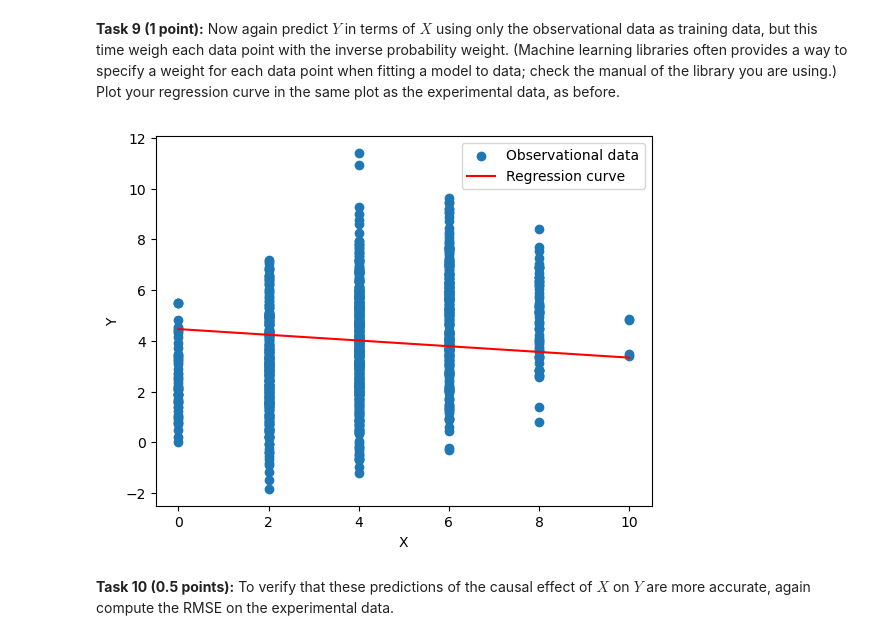
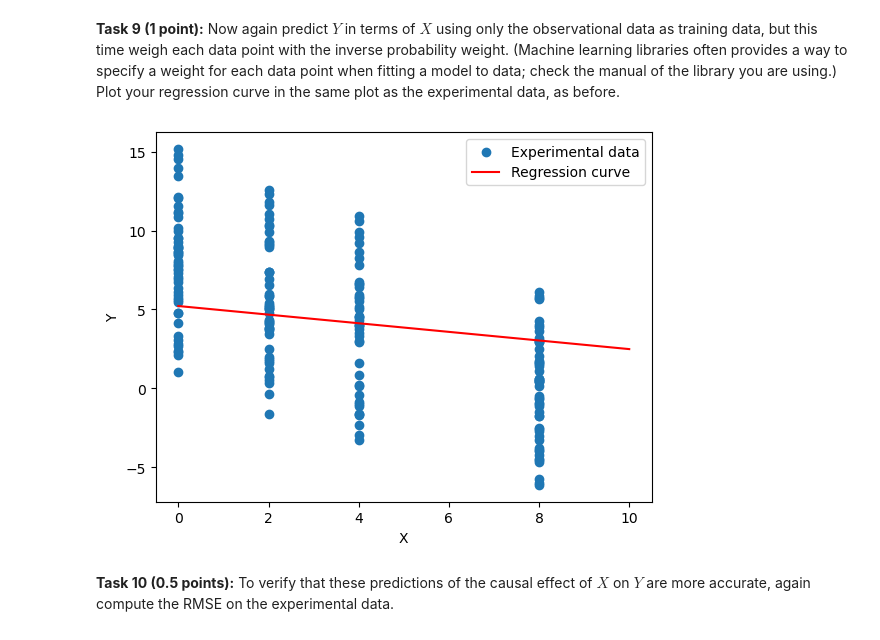
Before and after one commit to leonardocarboni/aml-carboni-bais, a Jupyter notebook: Assignment 3/bais_carboni.ipynb, the cells around one changed output. Saved outputs shown, nothing was run; the diff lists cells and outputs as text; code cells hidden in the pictures.

```diff
--- a/Assignment 3/bais_carboni.ipynb
+++ b/Assignment 3/bais_carboni.ipynb
@@ -195,19 +196,19 @@ inverse_probability_weights = 1 / np.array(final_probs)
 # %%
 # Your code here
 reg_linear2 = linear_model.LinearRegression()
 reg_linear2.fit(x.reshape(-1, 1), y, sample_weight=inverse_probability_weights)
 # Predict Y using the fitted model
 predicted_y = reg_linear2.predict(linear_x.reshape(-1, 1))
 
 # Plot the observational data and the regression curve
-plt.scatter(x, y, label='Observational data')
+plt.scatter(x_exp, y_exp, label='Experimental data')
 plt.plot(linear_x, predicted_y, c="red",label='Regression curve')
 plt.xlabel('X')
 plt.ylabel('Y')
 plt.legend()
 plt.show()
 # %% [output]
-[figure, old version]
+[figure, new version]
 # %% [markdown]
 **Task 10 (0.5 points):** To verify that these predictions of the causal effect of $X$ on $Y$ are more accurate, again compute the RMSE on the experimental data.
 # %%
```
Also changed, not shown: parts of 6 cells of this notebook.
